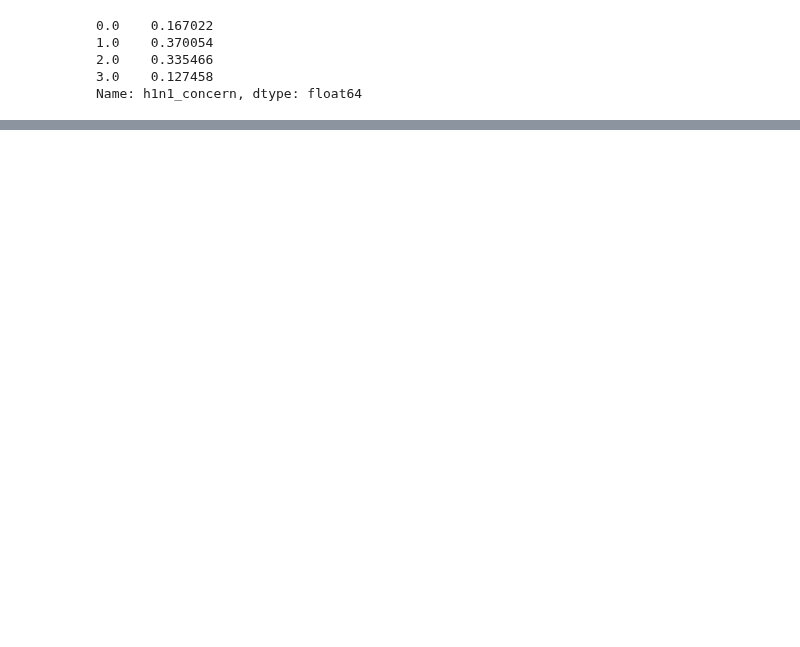
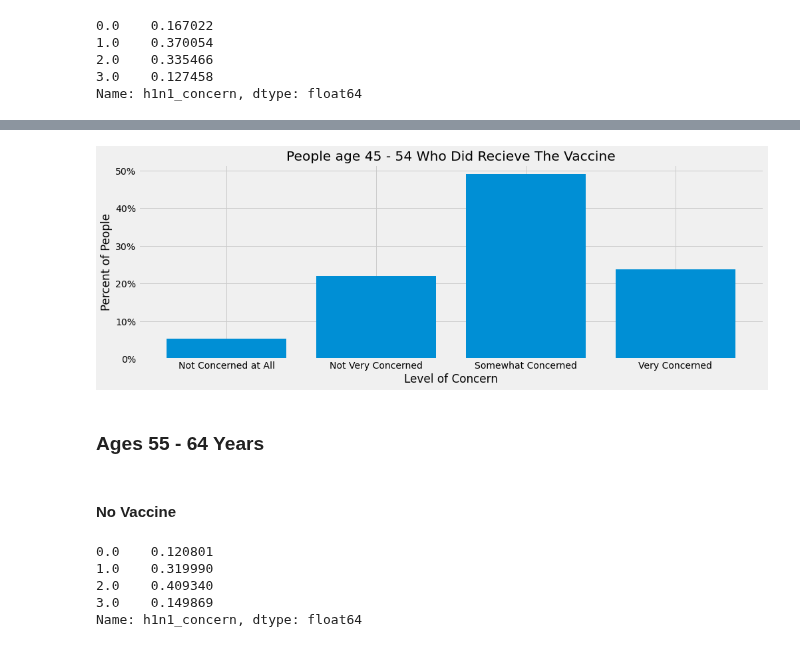
Before and after one commit to mankah/Capstone, a Jupyter notebook: Capstone.ipynb, the cells around one changed output, grey strips where cells are left out. Saved outputs shown, nothing was run; the diff lists cells and outputs as text; code cells hidden in the pictures; blank space fills up the shorter version.

```diff
--- a/Capstone.ipynb
+++ b/Capstone.ipynb
@@ -653,0 +641,28 @@ plt.xticks(ticks=no_vaccine.index, labels=x);
+# %%
+fig, ax = plt.subplots(figsize=(15, 5))
+
+x = ['Not Concerned at All', 'Not Very Concerned',
+     'Somewhat Concerned', 'Very Concerned']
+plt.bar(under_54_yes_concern.index, under_54_yes_concern.values)
+plt.title('People age 45 - 54 Who Did Recieve The Vaccine')
+plt.ylabel('Percent of People')
+plt.xlabel('Level of Concern')
+ax.yaxis.set_major_formatter(mtick.PercentFormatter(1.0))
+plt.xticks(ticks=no_vaccine.index, labels=x);
+# %% [output]
+[figure, added]
+# %% [markdown]
+### Ages 55 - 64 Years
+# %% [markdown]
+#### No Vaccine
+# %%
+under_64 = df[df.age_group == '55 - 64 Years']
+under_64_no = under_64[under_64.h1n1_vaccine == 0]
+under_64_no_concern = under_64_no.h1n1_concern.value_counts(normalize = True).sort_index()
+under_64_no_concern
+# %% [output]
+0.0    0.120801
+1.0    0.319990
+2.0    0.409340
+3.0    0.149869
+Name: h1n1_concern, dtype: float64
```
Also changed, not shown: parts of 51 cells of this notebook.
